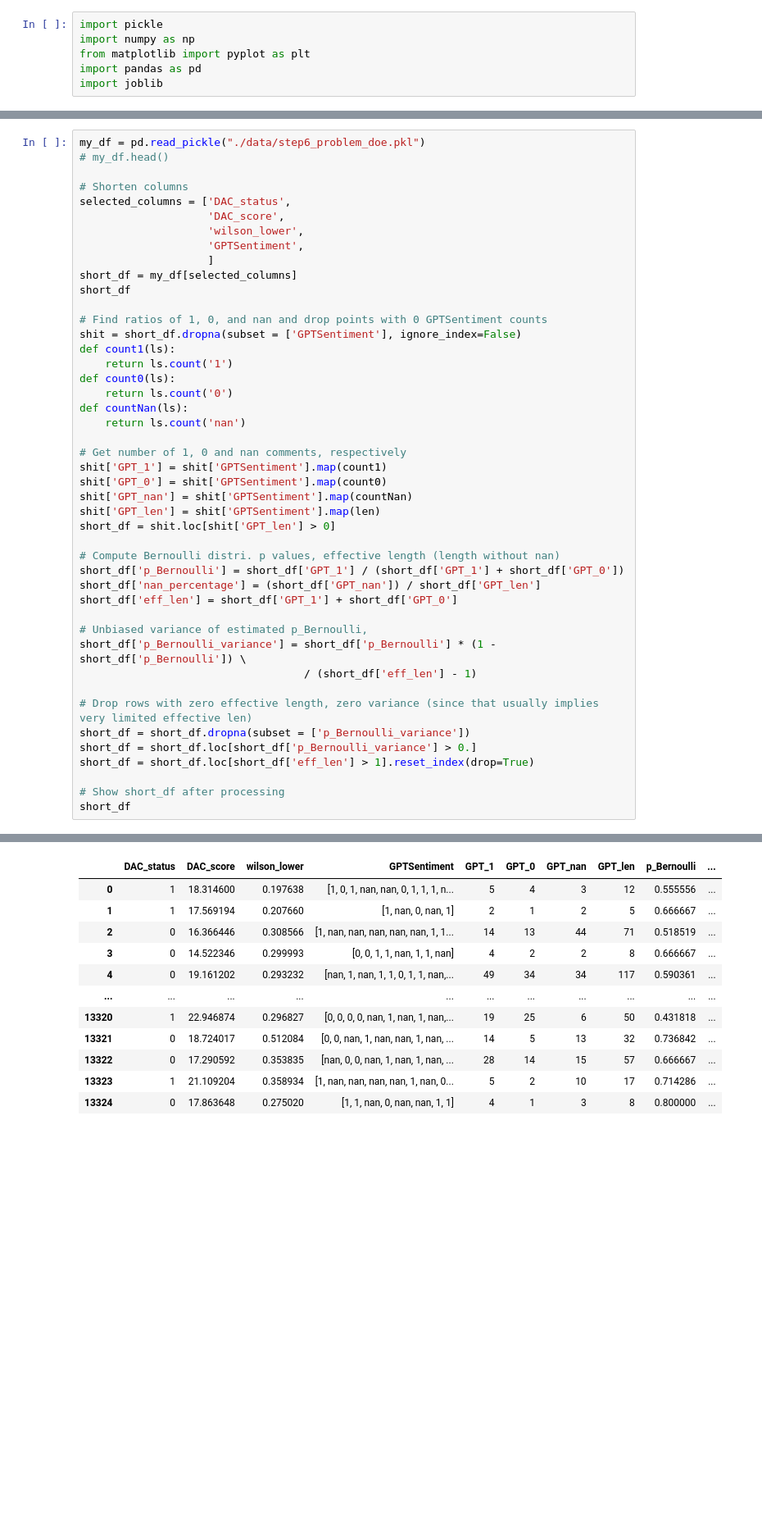
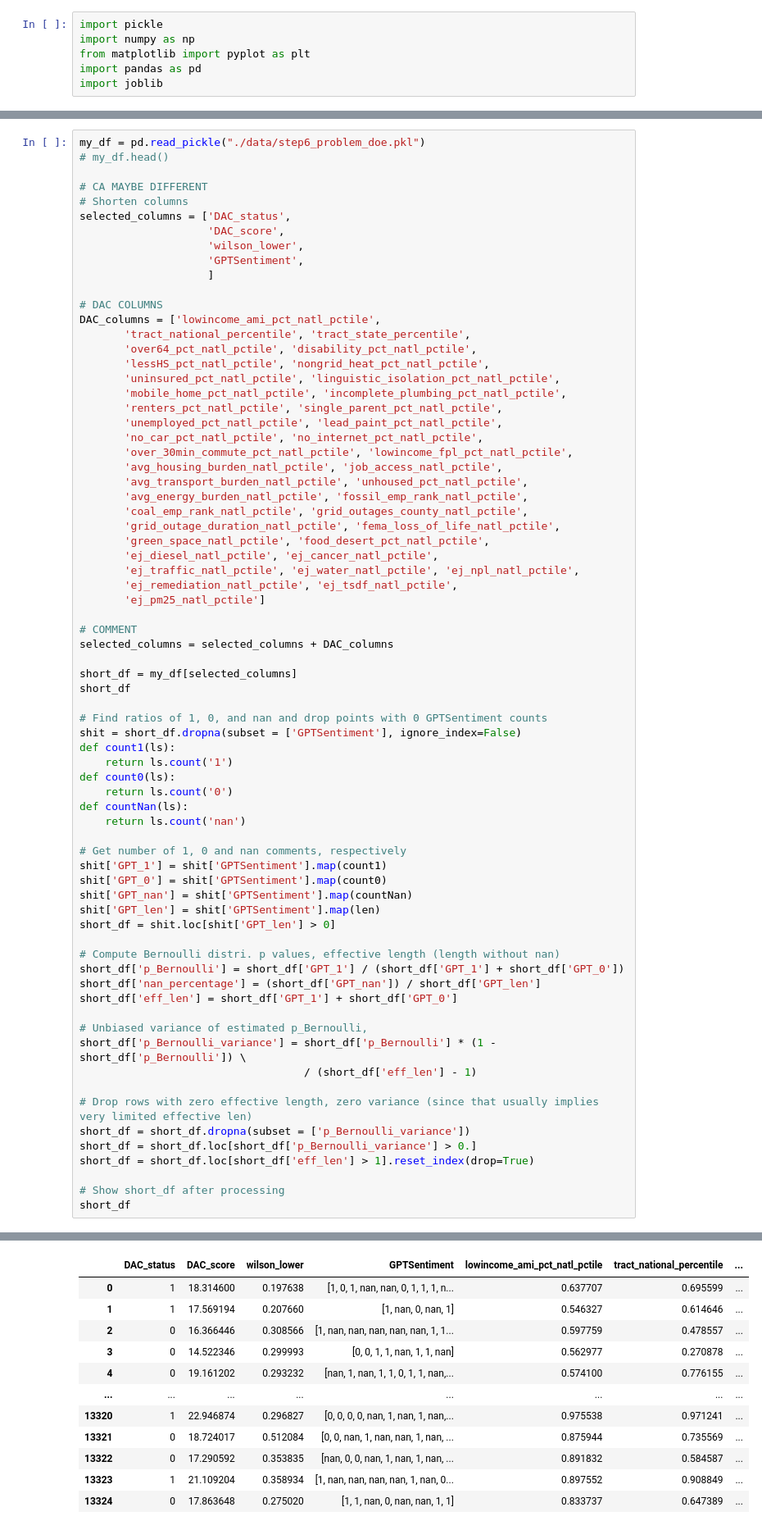
Before and after one commit to Shengduo/Matt_Data, a Jupyter notebook: Matt_trial.ipynb, the cells around one changed output, grey strips where cells are left out. Shown: that part at 82% size. Saved outputs shown, nothing was run; the diff lists cells and outputs as text; blank space fills up the shorter version.

```diff
--- a/Matt_trial.ipynb
+++ b/Matt_trial.ipynb
@@ -8,12 +29,39 @@ import joblib
 my_df = pd.read_pickle("./data/step6_problem_doe.pkl")
 # my_df.head()
 
+# CA MAYBE DIFFERENT
 # Shorten columns
 selected_columns = ['DAC_status',
                     'DAC_score',
                     'wilson_lower',
                     'GPTSentiment',
                     ]
+
+# DAC COLUMNS
+DAC_columns = ['lowincome_ami_pct_natl_pctile',
+       'tract_national_percentile', 'tract_state_percentile',
+       'over64_pct_natl_pctile', 'disability_pct_natl_pctile',
+       'lessHS_pct_natl_pctile', 'nongrid_heat_pct_natl_pctile',
+       'uninsured_pct_natl_pctile', 'linguistic_isolation_pct_natl_pctile',
+       'mobile_home_pct_natl_pctile', 'incomplete_plumbing_pct_natl_pctile',
+       'renters_pct_natl_pctile', 'single_parent_pct_natl_pctile',
+       'unemployed_pct_natl_pctile', 'lead_paint_pct_natl_pctile',
+       'no_car_pct_natl_pctile', 'no_internet_pct_natl_pctile',
+       'over_30min_commute_pct_natl_pctile', 'lowincome_fpl_pct_natl_pctile',
+       'avg_housing_burden_natl_pctile', 'job_access_natl_pctile',
+       'avg_transport_burden_natl_pctile', 'unhoused_pct_natl_pctile',
+       'avg_energy_burden_natl_pctile', 'fossil_emp_rank_natl_pctile',
+       'coal_emp_rank_natl_pctile', 'grid_outages_county_natl_pctile',
+       'grid_outage_duration_natl_pctile', 'fema_loss_of_life_natl_pctile',
+       'green_space_natl_pctile', 'food_desert_pct_natl_pctile',
+       'ej_diesel_natl_pctile', 'ej_cancer_natl_pctile',
+       'ej_traffic_natl_pctile', 'ej_water_natl_pctile', 'ej_npl_natl_pctile',
+       'ej_remediation_natl_pctile', 'ej_tsdf_natl_pctile',
+       'ej_pm25_natl_pctile']
+
+# COMMENT
+selected_columns = selected_columns + DAC_columns
+
 short_df = my_df[selected_columns]
 short_df
 
@@ -40,42 +88,42 @@ short_df['eff_len'] = short_df['GPT_1'] + short_df['GPT_0']
 
 # Unbiased variance of estimated p_Bernoulli,
 short_df['p_Bernoulli_variance'] = short_df['p_Bernoulli'] * (1 - short_df['p_Bernoulli']) \
                                    / (short_df['eff_len'] - 1)
 
 # Drop rows with zero effective length, zero variance (since that usually implies very limited effective len)
 short_df = short_df.dropna(subset = ['p_Bernoulli_variance'])
 short_df = short_df.loc[short_df['p_Bernoulli_variance'] > 0.]
 short_df = short_df.loc[short_df['eff_len'] > 1].reset_index(drop=True)
 
 # Show short_df after processing
 short_df
 # %% [output]
 A value is trying to be set on a copy of a slice from a DataFrame.
 Try using .loc[row_indexer,col_indexer] = value instead
 
 See the caveats in the documentation: https://pandas.pydata.org/pandas-docs/stable/user_guide/indexing.html#returning-a-view-versus-a-copy
   shit['GPT_1'] = shit['GPTSentiment'].map(count1)
 A value is trying to be set on a copy of a slice from a DataFrame.
 Try using .loc[row_indexer,col_indexer] = value instead
 
 See the caveats in the documentation: https://pandas.pydata.org/pandas-docs/stable/user_guide/indexing.html#returning-a-view-versus-a-copy
   shit['GPT_0'] = shit['GPTSentiment'].map(count0)
 A value is trying to be set on a copy of a slice from a DataFrame.
 Try using .loc[row_indexer,col_indexer] = value instead
 ... (24 lines left out)
 Try using .loc[row_indexer,col_indexer] = value instead
 
 See the caveats in the documentation: https://pandas.pydata.org/pandas-docs/stable/user_guide/indexing.html#returning-a-view-versus-a-copy
   short_df['p_Bernoulli_variance'] = short_df['p_Bernoulli'] * (1 - short_df['p_Bernoulli']) \
-|  | DAC_status | DAC_score | wilson_lower | GPTSentiment | GPT_1 | GPT_0 | GPT_nan | GPT_len | p_Bernoulli | ... |
-| 0 | 1 | 18.314600 | 0.197638 | [1, 0, 1, nan, nan, 0, 1, 1, 1, n... | 5 | 4 | 3 | 12 | 0.555556 | ... |
-| 1 | 1 | 17.569194 | 0.207660 | [1, nan, 0, nan, 1] | 2 | 1 | 2 | 5 | 0.666667 | ... |
-| 2 | 0 | 16.366446 | 0.308566 | [1, nan, nan, nan, nan, nan, 1, 1... | 14 | 13 | 44 | 71 | 0.518519 | ... |
-| 3 | 0 | 14.522346 | 0.299993 | [0, 0, 1, 1, nan, 1, 1, nan] | 4 | 2 | 2 | 8 | 0.666667 | ... |
-| 4 | 0 | 19.161202 | 0.293232 | [nan, 1, nan, 1, 1, 0, 1, 1, nan,... | 49 | 34 | 34 | 117 | 0.590361 | ... |
-| ... | ... | ... | ... | ... | ... | ... | ... | ... | ... | ... |
-| 13320 | 1 | 22.946874 | 0.296827 | [0, 0, 0, 0, nan, 1, nan, 1, nan,... | 19 | 25 | 6 | 50 | 0.431818 | ... |
-| 13321 | 0 | 18.724017 | 0.512084 | [0, 0, nan, 1, nan, nan, 1, nan, ... | 14 | 5 | 13 | 32 | 0.736842 | ... |
-| 13322 | 0 | 17.290592 | 0.353835 | [nan, 0, 0, nan, 1, nan, 1, nan, ... | 28 | 14 | 15 | 57 | 0.666667 | ... |
-| 13323 | 1 | 21.109204 | 0.358934 | [1, nan, nan, nan, nan, 1, nan, 0... | 5 | 2 | 10 | 17 | 0.714286 | ... |
-| 13324 | 0 | 17.863648 | 0.275020 | [1, 1, nan, 0, nan, nan, 1, 1] | 4 | 1 | 3 | 8 | 0.800000 | ... |
+|  | DAC_status | DAC_score | wilson_lower | GPTSentiment | lowincome_ami_pct_natl_pctile | tract_national_percentile | ... |
+| 0 | 1 | 18.314600 | 0.197638 | [1, 0, 1, nan, nan, 0, 1, 1, 1, n... | 0.637707 | 0.695599 | ... |
+| 1 | 1 | 17.569194 | 0.207660 | [1, nan, 0, nan, 1] | 0.546327 | 0.614646 | ... |
+| 2 | 0 | 16.366446 | 0.308566 | [1, nan, nan, nan, nan, nan, 1, 1... | 0.597759 | 0.478557 | ... |
+| 3 | 0 | 14.522346 | 0.299993 | [0, 0, 1, 1, nan, 1, 1, nan] | 0.562977 | 0.270878 | ... |
+| 4 | 0 | 19.161202 | 0.293232 | [nan, 1, nan, 1, 1, 0, 1, 1, nan,... | 0.574100 | 0.776155 | ... |
+| ... | ... | ... | ... | ... | ... | ... | ... |
+| 13320 | 1 | 22.946874 | 0.296827 | [0, 0, 0, 0, nan, 1, nan, 1, nan,... | 0.975538 | 0.971241 | ... |
+| 13321 | 0 | 18.724017 | 0.512084 | [0, 0, nan, 1, nan, nan, 1, nan, ... | 0.875944 | 0.735569 | ... |
+| 13322 | 0 | 17.290592 | 0.353835 | [nan, 0, 0, nan, 1, nan, 1, nan, ... | 0.891832 | 0.584587 | ... |
+| 13323 | 1 | 21.109204 | 0.358934 | [1, nan, nan, nan, nan, 1, nan, 0... | 0.897552 | 0.908849 | ... |
+| 13324 | 0 | 17.863648 | 0.275020 | [1, 1, nan, 0, nan, nan, 1, 1] | 0.833737 | 0.647389 | ... |
```
Also changed, not shown: parts of 6 cells of this notebook.
